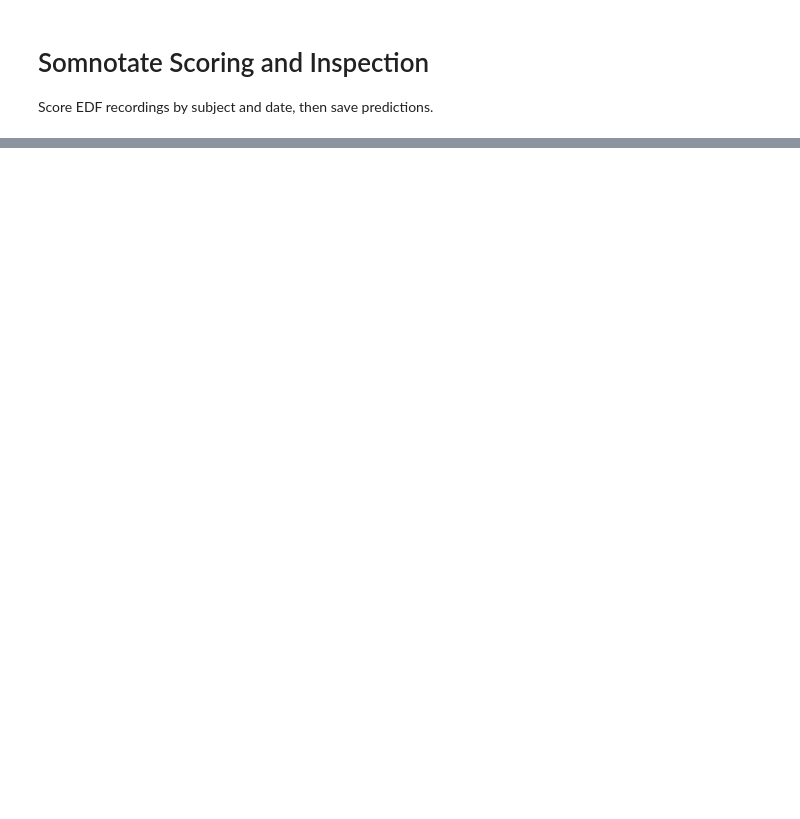
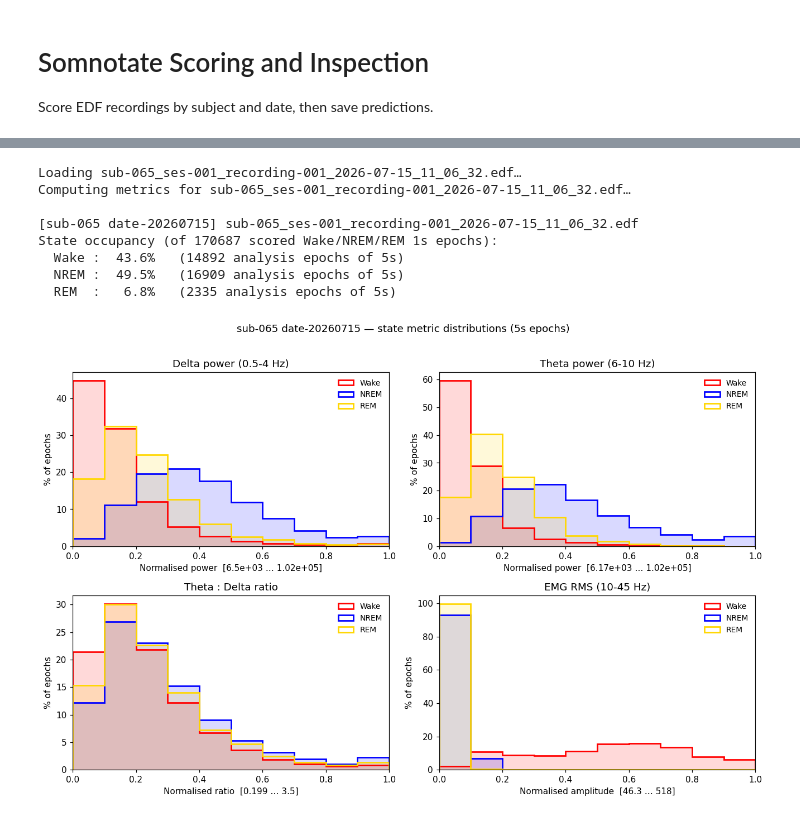
Before and after one commit to Joschua21/eeg_preprocessing, a Jupyter notebook: notebooks/scoring.ipynb, the cells around one changed output, grey strips where cells are left out. Saved outputs shown, nothing was run; the diff lists cells and outputs as text; code cells hidden in the pictures; blank space fills up the shorter version.

```diff
--- a/notebooks/scoring.ipynb
+++ b/notebooks/scoring.ipynb
@@ -54,17 +51,39 @@ Saved predictions: /Volumes/harris/hypnose/hypnose_eeg/derivatives/sub-065_id-42
+# %%
+viz_subjid = "65"
+viz_date = "20260715"
 # %%
 # Visualize a single scored recording (one subject and one date).
 # Detailed view: EEG/EMG raw, EMG RMS, delta & theta envelopes, theta:delta ratio,
 # plus the somnotate state row. Pass manual_vectors={"scorer": vec, ...} to overlay
 # human scorers and shade mismatch regions.
-viz_subjid = "63"
-viz_date = "20260715"
-
 fig, viewer = plot_scoring_detailed(
     subjid=viz_subjid,
     date=viz_date,
     repo_root=repo_root,
     recording_index=0,
-    # manual_vectors=None,   # optional: {"human": human_vec}
-    # eeg_channel=0,
-    # view_length_s=120.0,
+    manual_vectors=None,   # optional: {"human": human_vec}
+    eeg_channel=0,
+    view_length_s=120.0,
 )
+# %%
+# Per-state metric distributions for one scored recording.
+# Splits the recording into Wake/NREM/REM, stitches each state's signal, epochs it
+# (epoch_length_s), and histograms delta power, theta power, theta:delta ratio, and
+# EMG RMS per state (Wake=red, NREM=blue, REM=yellow). Prints time spent per state.
+sessions = plot_state_distributions(
+    subjid=viz_subjid,
+    date=viz_date,
+    repo_root=repo_root,
+    epoch_length_s=5.0,
+    bin_width=0.1 #Resolution of bins on x axis
+)
+# %% [output]
+Loading sub-065_ses-001_recording-001_2026-07-15_11_06_32.edf…
+Computing metrics for sub-065_ses-001_recording-001_2026-07-15_11_06_32.edf…
+
+[sub-065 date-20260715] sub-065_ses-001_recording-001_2026-07-15_11_06_32.edf
+State occupancy (of 170687 scored Wake/NREM/REM 1s epochs):
+  Wake :  43.6%   (14892 analysis epochs of 5s)
+  NREM :  49.5%   (16909 analysis epochs of 5s)
+  REM  :   6.8%   (2335 analysis epochs of 5s)
+[figure, added]
```
Also changed, not shown: parts of 3 cells of this notebook, 1 other file.
